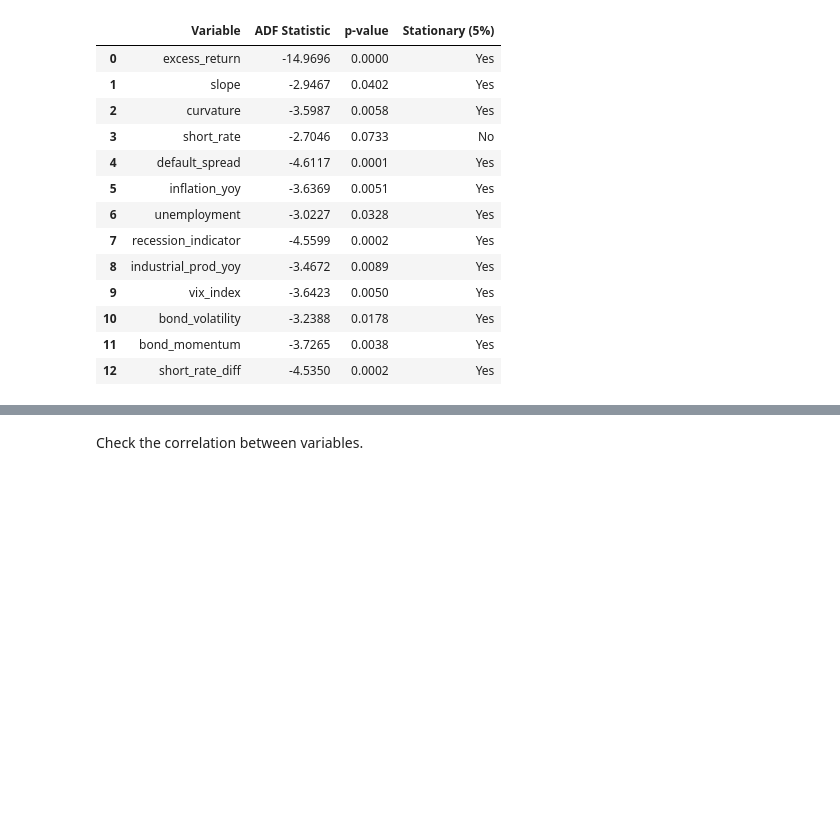
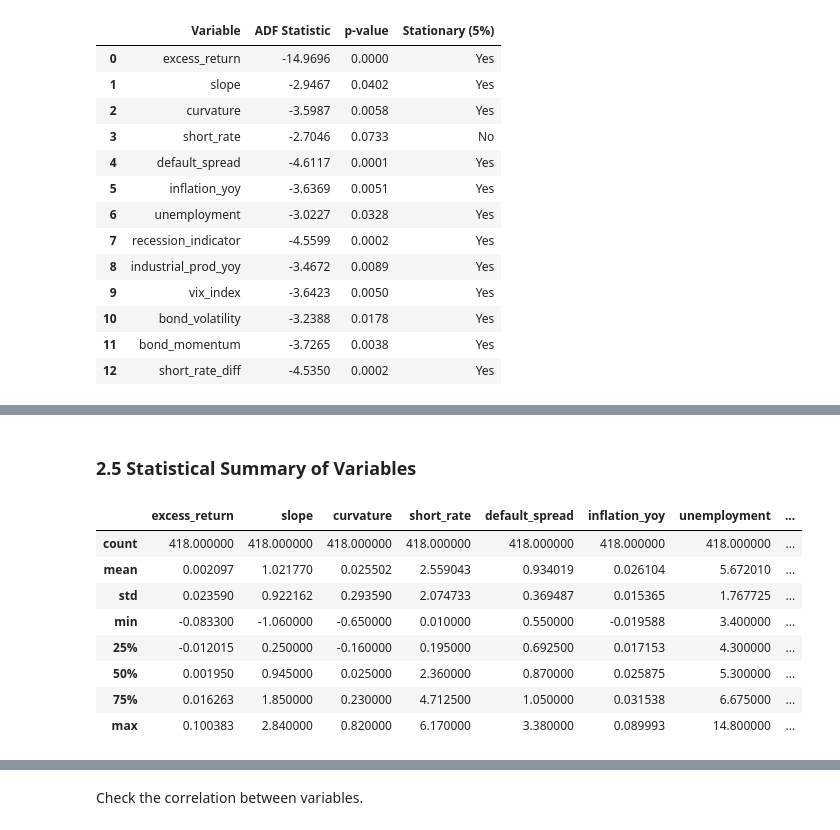
Before and after one commit to nurulputri/Big-Data_US-Treasury-Bonds-Return-Prediction, a Jupyter notebook: US Treasury Bond Return Prediction.ipynb, the cells around one changed output, grey strips where cells are left out. Saved outputs shown, nothing was run; the diff lists cells and outputs as text; code cells hidden in the pictures; blank space fills up the shorter version.

```diff
--- a/US Treasury Bond Return Prediction.ipynb
+++ b/US Treasury Bond Return Prediction.ipynb
@@ -508,0 +525,15 @@ fig.show()
+# %% [markdown]
+### 2.5 Statistical Summary of Variables
+# %%
+# Statistical summary
+df_final.describe()
+# %% [output]
+|  | excess_return | slope | curvature | short_rate | default_spread | inflation_yoy | unemployment | ... |
+| count | 418.000000 | 418.000000 | 418.000000 | 418.000000 | 418.000000 | 418.000000 | 418.000000 | ... |
+| mean | 0.002097 | 1.021770 | 0.025502 | 2.559043 | 0.934019 | 0.026104 | 5.672010 | ... |
+| std | 0.023590 | 0.922162 | 0.293590 | 2.074733 | 0.369487 | 0.015365 | 1.767725 | ... |
+| min | -0.083300 | -1.060000 | -0.650000 | 0.010000 | 0.550000 | -0.019588 | 3.400000 | ... |
+| 25% | -0.012015 | 0.250000 | -0.160000 | 0.195000 | 0.692500 | 0.017153 | 4.300000 | ... |
+| 50% | 0.001950 | 0.945000 | 0.025000 | 2.360000 | 0.870000 | 0.025875 | 5.300000 | ... |
+| 75% | 0.016263 | 1.850000 | 0.230000 | 4.712500 | 1.050000 | 0.031538 | 6.675000 | ... |
+| max | 0.100383 | 2.840000 | 0.820000 | 6.170000 | 3.380000 | 0.089993 | 14.800000 | ... |
```
Also changed, not shown: parts of 30 cells of this notebook.
